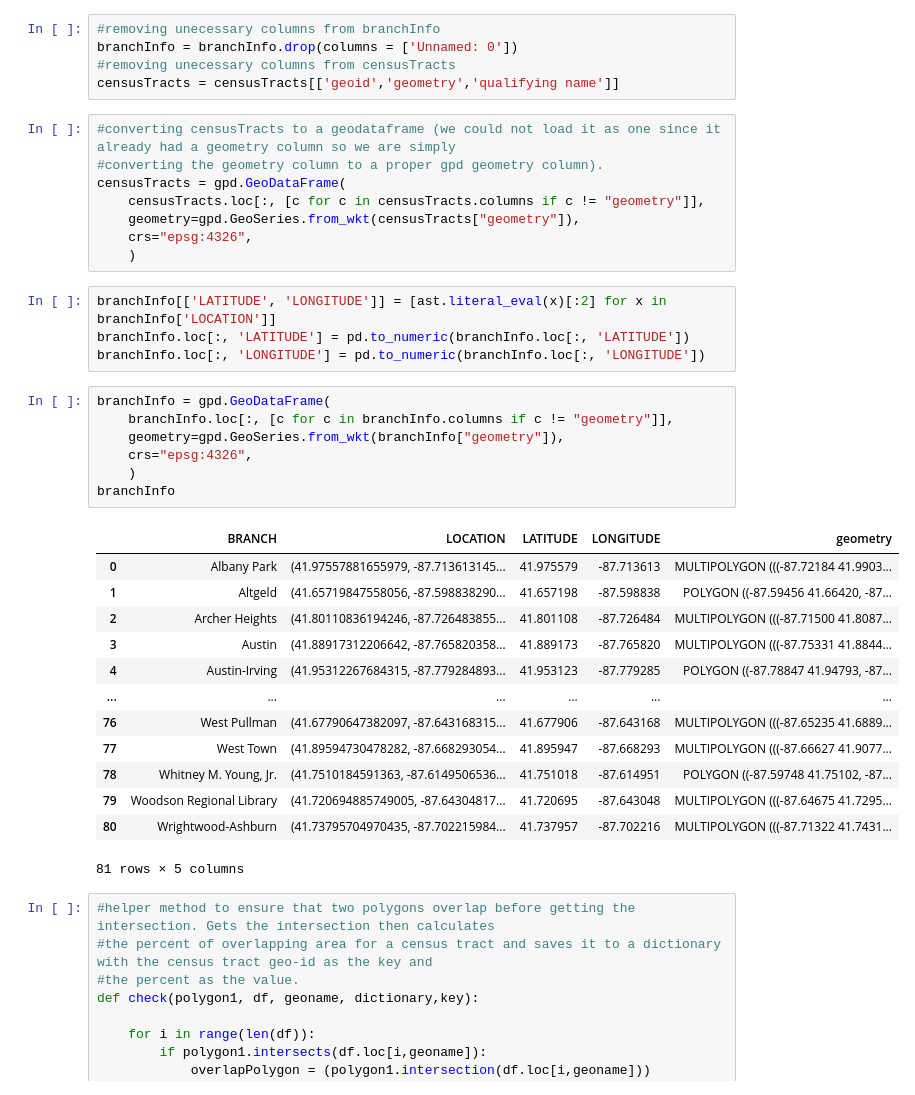
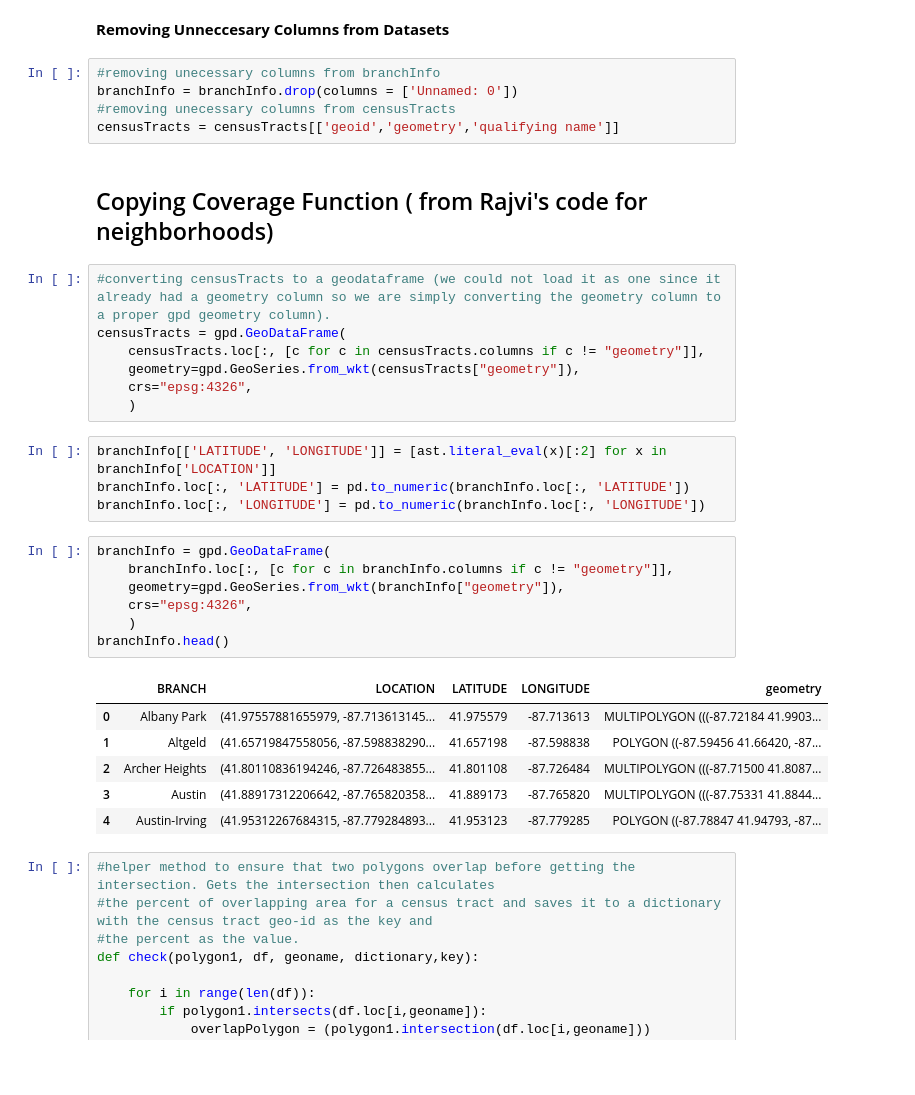
Before and after one commit to Rajvishah12/cpl_project, a Jupyter notebook: can-summer-2023/notebooks/useDictionaryFunction_neighborhoods.ipynb, the cells around one changed output. Saved outputs shown, nothing was run; the diff lists cells and outputs as text; blank space fills up the shorter version.

Commit message:
Complete Demographic Proportions for Neighborhoods

```diff
--- a/can-summer-2023/notebooks/useDictionaryFunction_neighborhoods.ipynb
+++ b/can-summer-2023/notebooks/useDictionaryFunction_neighborhoods.ipynb
@@ -27,12 +42,15 @@ censusTracts = pd.read_csv('../data/clean/population_demographics.csv')
 censusDemographics = pd.read_csv('../data/final_data/census_demos.csv')
+# %% [markdown]
+**Removing Unneccesary Columns from Datasets**
 # %%
 #removing unecessary columns from branchInfo
 branchInfo = branchInfo.drop(columns = ['Unnamed: 0'])
 #removing unecessary columns from censusTracts
 censusTracts = censusTracts[['geoid','geometry','qualifying name']]
+# %% [markdown]
+## Copying Coverage Function ( from Rajvi's code for neighborhoods)
 # %%
-#converting censusTracts to a geodataframe (we could not load it as one since it already had a geometry column so we are simply
-#converting the geometry column to a proper gpd geometry column).
+#converting censusTracts to a geodataframe (we could not load it as one since it already had a geometry column so we are simply converting the geometry column to a proper gpd geometry column).
 censusTracts = gpd.GeoDataFrame(
     censusTracts.loc[:, [c for c in censusTracts.columns if c != "geometry"]],
     geometry=gpd.GeoSeries.from_wkt(censusTracts["geometry"]),
@@ -45,24 +63,17 @@ branchInfo.loc[:, 'LONGITUDE'] = pd.to_numeric(branchInfo.loc[:, 'LONGITUDE'])
 # %%
 branchInfo = gpd.GeoDataFrame(
     branchInfo.loc[:, [c for c in branchInfo.columns if c != "geometry"]],
     geometry=gpd.GeoSeries.from_wkt(branchInfo["geometry"]),
     crs="epsg:4326",
     )
-branchInfo
+branchInfo.head()
 # %% [output]
 |  | BRANCH | LOCATION | LATITUDE | LONGITUDE | geometry |
 | 0 | Albany Park | (41.97557881655979, -87.713613145... | 41.975579 | -87.713613 | MULTIPOLYGON (((-87.72184 41.9903... |
 | 1 | Altgeld | (41.65719847558056, -87.598838290... | 41.657198 | -87.598838 | POLYGON ((-87.59456 41.66420, -87... |
 | 2 | Archer Heights | (41.80110836194246, -87.726483855... | 41.801108 | -87.726484 | MULTIPOLYGON (((-87.71500 41.8087... |
 | 3 | Austin | (41.88917312206642, -87.765820358... | 41.889173 | -87.765820 | MULTIPOLYGON (((-87.75331 41.8844... |
 | 4 | Austin-Irving | (41.95312267684315, -87.779284893... | 41.953123 | -87.779285 | POLYGON ((-87.78847 41.94793, -87... |
-| ... | ... | ... | ... | ... | ... |
-| 76 | West Pullman | (41.67790647382097, -87.643168315... | 41.677906 | -87.643168 | MULTIPOLYGON (((-87.65235 41.6889... |
-| 77 | West Town | (41.89594730478282, -87.668293054... | 41.895947 | -87.668293 | MULTIPOLYGON (((-87.66627 41.9077... |
-| 78 | Whitney M. Young, Jr. | (41.7510184591363, -87.6149506536... | 41.751018 | -87.614951 | POLYGON ((-87.59748 41.75102, -87... |
-| 79 | Woodson Regional Library | (41.720694885749005, -87.64304817... | 41.720695 | -87.643048 | MULTIPOLYGON (((-87.64675 41.7295... |
-| 80 | Wrightwood-Ashburn | (41.73795704970435, -87.702215984... | 41.737957 | -87.702216 | MULTIPOLYGON (((-87.71322 41.7431... |
-81 rows × 5 columns
 # %%
 #helper method to ensure that two polygons overlap before getting the intersection. Gets the intersection then calculates
 #the percent of overlapping area for a census tract and saves it to a dictionary with the census tract geo-id as the key and
```
Also changed, not shown: parts of 17 cells of this notebook.
